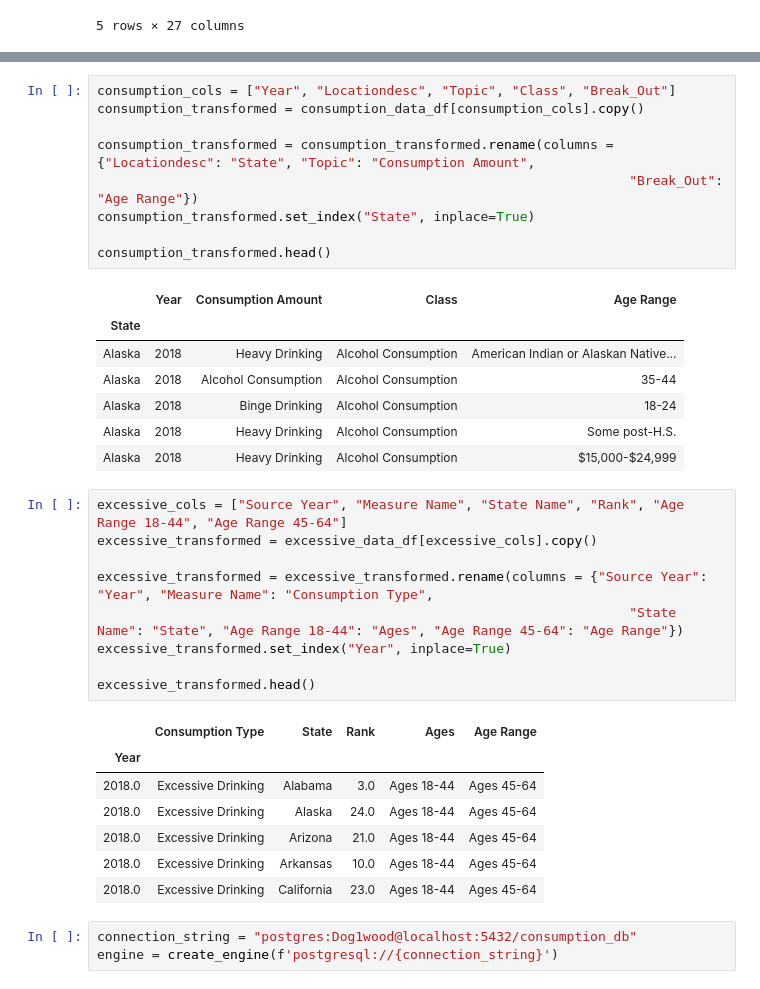
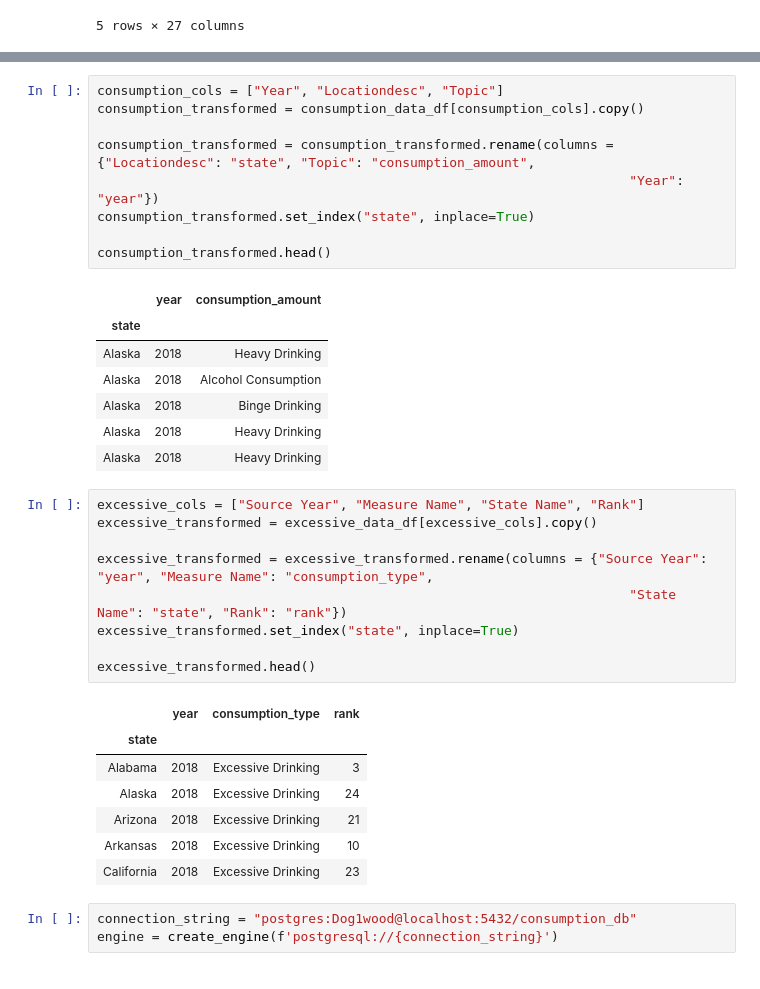
Before and after one commit to ezhang0520/ETL-Project, a Jupyter notebook: ETL-Project.ipynb, the cells around one changed output, grey strips where cells are left out. Drawn from its saved outputs; the diff is of its cells as text.

```diff
--- a/ETL-Project.ipynb
+++ b/ETL-Project.ipynb
@@ -27,37 +27,37 @@ excessive_data_df.head()
 # %%
-consumption_cols = ["Year", "Locationdesc", "Topic", "Class", "Break_Out"]
+consumption_cols = ["Year", "Locationdesc", "Topic"]
 consumption_transformed = consumption_data_df[consumption_cols].copy()
 
-consumption_transformed = consumption_transformed.rename(columns = {"Locationdesc": "State", "Topic": "Consumption Amount",
-                                                                    "Break_Out": "Age Range"})
-consumption_transformed.set_index("State", inplace=True)
+consumption_transformed = consumption_transformed.rename(columns = {"Locationdesc": "state", "Topic": "consumption_amount",
+                                                                    "Year": "year"})
+consumption_transformed.set_index("state", inplace=True)
 
 consumption_transformed.head()
 # %% [output]
-|  | Year | Consumption Amount | Class | Age Range |
-| State |  |  |  |  |
-| Alaska | 2018 | Heavy Drinking | Alcohol Consumption | American Indian or Alaskan Native... |
-| Alaska | 2018 | Alcohol Consumption | Alcohol Consumption | 35-44 |
-| Alaska | 2018 | Binge Drinking | Alcohol Consumption | 18-24 |
-| Alaska | 2018 | Heavy Drinking | Alcohol Consumption | Some post-H.S. |
-| Alaska | 2018 | Heavy Drinking | Alcohol Consumption | $15,000-$24,999 |
+|  | year | consumption_amount |
+| state |  |  |
+| Alaska | 2018 | Heavy Drinking |
+| Alaska | 2018 | Alcohol Consumption |
+| Alaska | 2018 | Binge Drinking |
+| Alaska | 2018 | Heavy Drinking |
+| Alaska | 2018 | Heavy Drinking |
 # %%
-excessive_cols = ["Source Year", "Measure Name", "State Name", "Rank", "Age Range 18-44", "Age Range 45-64"]
+excessive_cols = ["Source Year", "Measure Name", "State Name", "Rank"]
 excessive_transformed = excessive_data_df[excessive_cols].copy()
 
-excessive_transformed = excessive_transformed.rename(columns = {"Source Year": "Year", "Measure Name": "Consumption Type",
-                                                                    "State Name": "State", "Age Range 18-44": "Ages", "Age Range 45-64": "Age Range"})
-excessive_transformed.set_index("Year", inplace=True)
+excessive_transformed = excessive_transformed.rename(columns = {"Source Year": "year", "Measure Name": "consumption_type",
+                                                                    "State Name": "state", "Rank": "rank"})
+excessive_transformed.set_index("state", inplace=True)
 
 excessive_transformed.head()
 # %% [output]
-|  | Consumption Type | State | Rank | Ages | Age Range |
-| Year |  |  |  |  |  |
-| 2018.0 | Excessive Drinking | Alabama | 3.0 | Ages 18-44 | Ages 45-64 |
-| 2018.0 | Excessive Drinking | Alaska | 24.0 | Ages 18-44 | Ages 45-64 |
-| 2018.0 | Excessive Drinking | Arizona | 21.0 | Ages 18-44 | Ages 45-64 |
-| 2018.0 | Excessive Drinking | Arkansas | 10.0 | Ages 18-44 | Ages 45-64 |
-| 2018.0 | Excessive Drinking | California | 23.0 | Ages 18-44 | Ages 45-64 |
+|  | year | consumption_type | rank |
+| state |  |  |  |
+| Alabama | 2018 | Excessive Drinking | 3 |
+| Alaska | 2018 | Excessive Drinking | 24 |
+| Arizona | 2018 | Excessive Drinking | 21 |
+| Arkansas | 2018 | Excessive Drinking | 10 |
+| California | 2018 | Excessive Drinking | 23 |
 # %%
 connection_string = "postgres:Dog1wood@localhost:5432/consumption_db"
 engine = create_engine(f'postgresql://{connection_string}')
```
Also changed, not shown: parts of 4 cells of this notebook, 1 other file.
